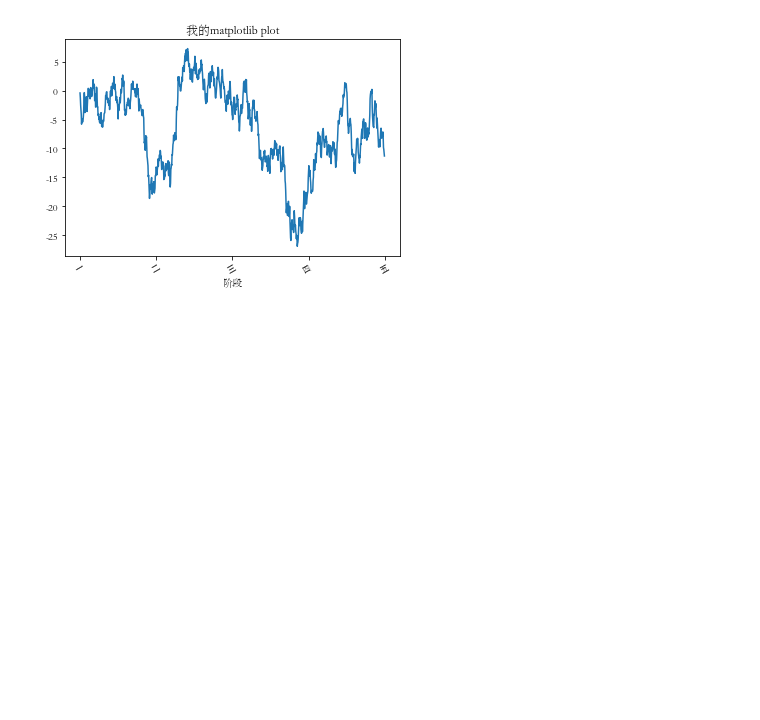
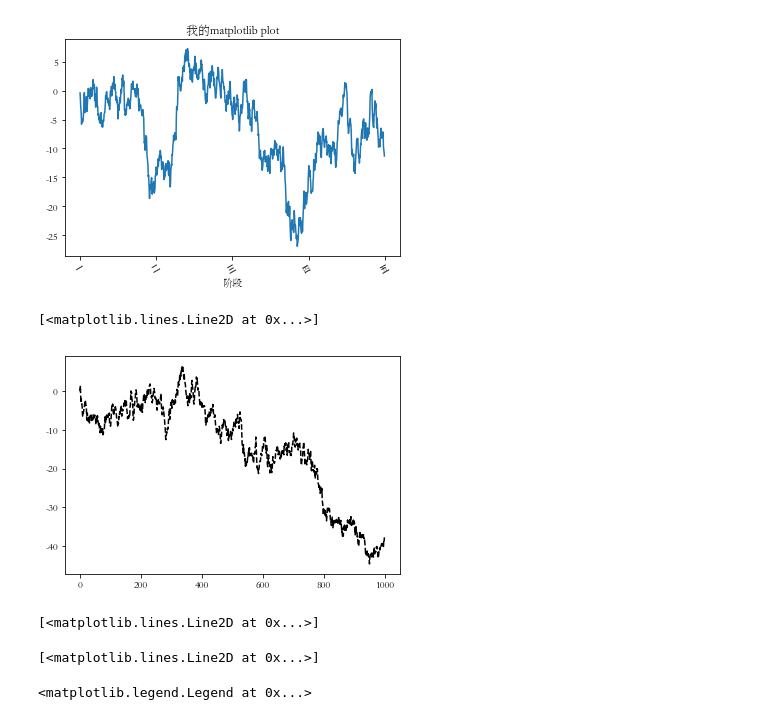
Before and after one commit to JanGin/pydata-book-learning, a Jupyter notebook: pydata-learning/ch8.ipynb, the cells around one changed output. Saved outputs shown, nothing was run; the diff lists cells and outputs as text; code cells hidden in the pictures; blank space fills up the shorter version.

```diff
--- a/pydata-learning/ch8.ipynb
+++ b/pydata-learning/ch8.ipynb
@@ -154,3 +154,22 @@ Text(0.5,0,u'\u9636\u6bb5')
 fig
 # %% [output]
 [figure]
+# %%
+fig = plt.figure()
+ax = fig.add_subplot(1, 1, 1)
+ax.plot(randn(1000).cumsum(), 'k--', label='one')
+# %% [output]
+[<matplotlib.lines.Line2D at 0x...>]
+[figure, added]
+# %%
+ax.plot(randn(1000).cumsum(), 'k-.', label='two')
+# %% [output]
+[<matplotlib.lines.Line2D at 0x...>]
+# %%
+ax.plot(randn(1000).cumsum(), 'k.', label='three')
+# %% [output]
+[<matplotlib.lines.Line2D at 0x...>]
+# %%
+ax.legend(loc='best')    # 创建图例
+# %% [output]
+<matplotlib.legend.Legend at 0x...>
```
Also changed, not shown: parts of 25 cells of this notebook.
